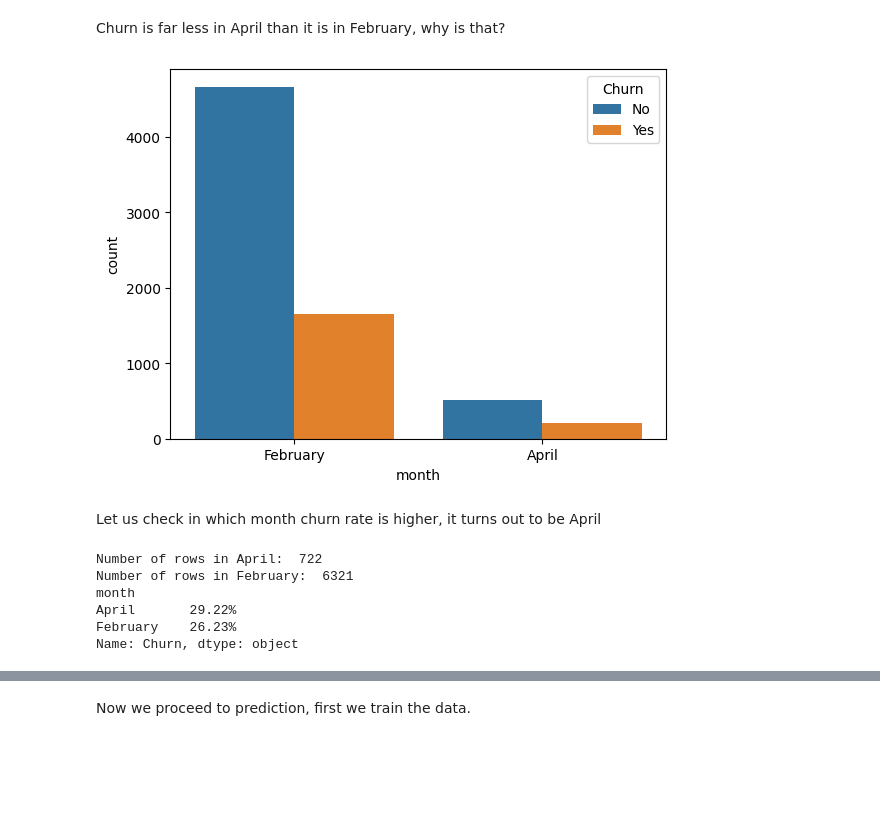
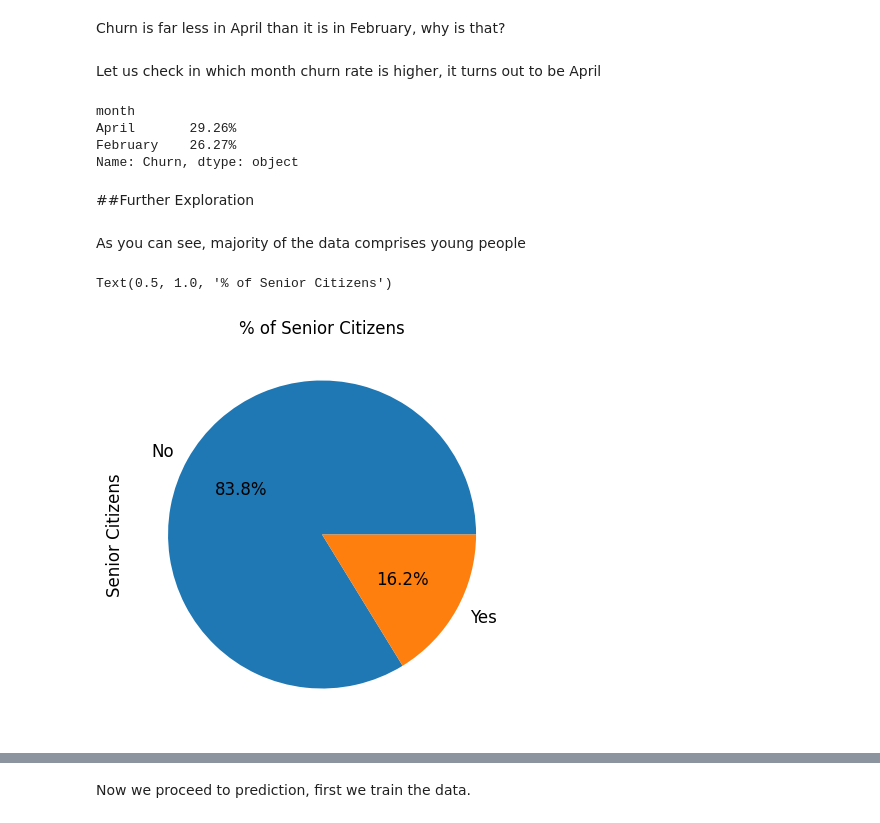
Before and after one commit to DanielPopoola/data-science-projects, a Jupyter notebook: Customer-Churn-Prediction.ipynb, the cells around one changed output, grey strips where cells are left out. Cells and saved outputs as stored; diff of their text form; code cells hidden in the pictures; blank space fills up the shorter version.

Commit message:
Further exploration

```diff
--- a/Customer-Churn-Prediction.ipynb
+++ b/Customer-Churn-Prediction.ipynb
@@ -45,3 +14,5 @@ memory usage: 1.2+ MB
+# %%
+data['TotalCharges'] = pd.to_numeric(data['TotalCharges'],errors='coerce')
 # %%
 # Check data for missing values
 data.isnull().sum().sort_values(ascending=False)
@@ -75,2 +19,3 @@ numeric_data.describe().T
 # %%
 data['tenure'] = data['tenure'].fillna(data['tenure'].median())
+data = data.dropna(subset=['TotalCharges'])
@@ -135,21 +57,28 @@ Churn is far less in April than it is in February, why is that?
 # %%
 sns.countplot(x='month',hue='Churn', data=data)
 plt.show()
-# %% [output]
-[figure, removed]
 # %% [markdown]
 Let us check in which month churn rate is higher, it turns out to be April
 # %%
-april_data = data[data['month'] == 'April']
-feb_data = data[data['month'] == 'February']
-
 churn_rate = data.groupby('month')['Churn'].apply(lambda x: (x == 'Yes').mean() * 100)
 churn_rate = churn_rate.map('{:.2f}%'.format)
 print(churn_rate)
 # %% [output]
-Number of rows in April:  722
-Number of rows in February:  6321
 month
-April       29.22%
-February    26.23%
+April       29.26%
+February    26.27%
 Name: Churn, dtype: object
+# %% [markdown]
+##Further Exploration
+# %% [markdown]
+As you can see, majority of the data comprises young people
+# %%
+import matplotlib.ticker as mtick
+ax = (data['SeniorCitizen'].value_counts()*100.0 /len(data))\
+.plot.pie(autopct='%.1f%%', labels = ['No', 'Yes'],figsize =(5,5), fontsize = 12 )
+ax.yaxis.set_major_formatter(mtick.PercentFormatter())
+ax.set_ylabel('Senior Citizens',fontsize = 12)
+ax.set_title('% of Senior Citizens', fontsize = 12)
+# %% [output]
+Text(0.5, 1.0, '% of Senior Citizens')
+[figure, added]
```
Also changed, not shown: parts of 17 cells of this notebook.
